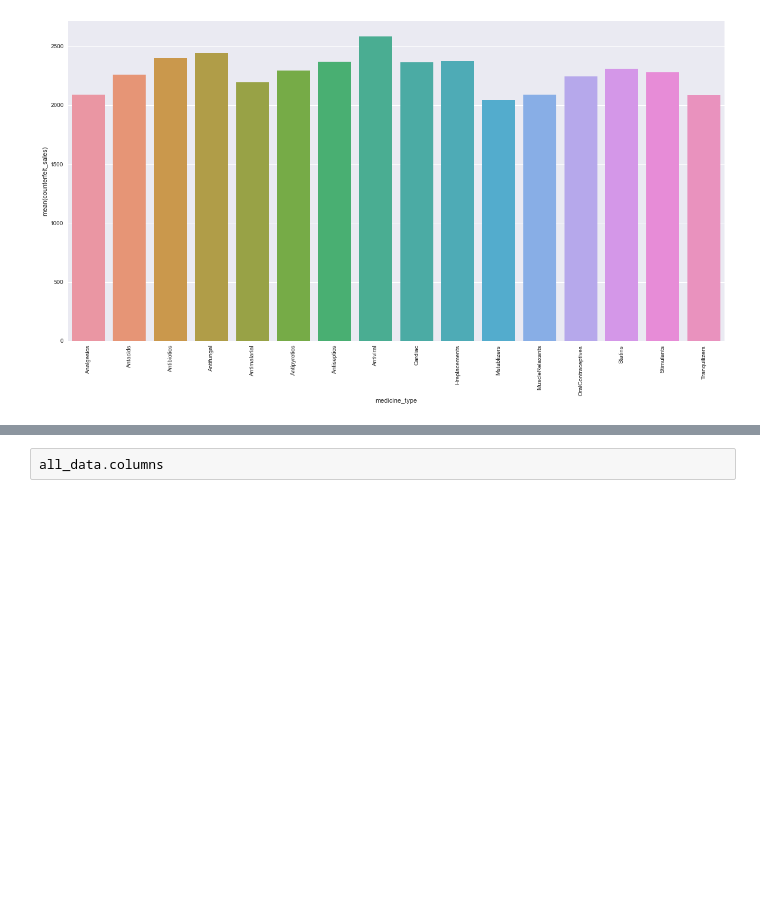
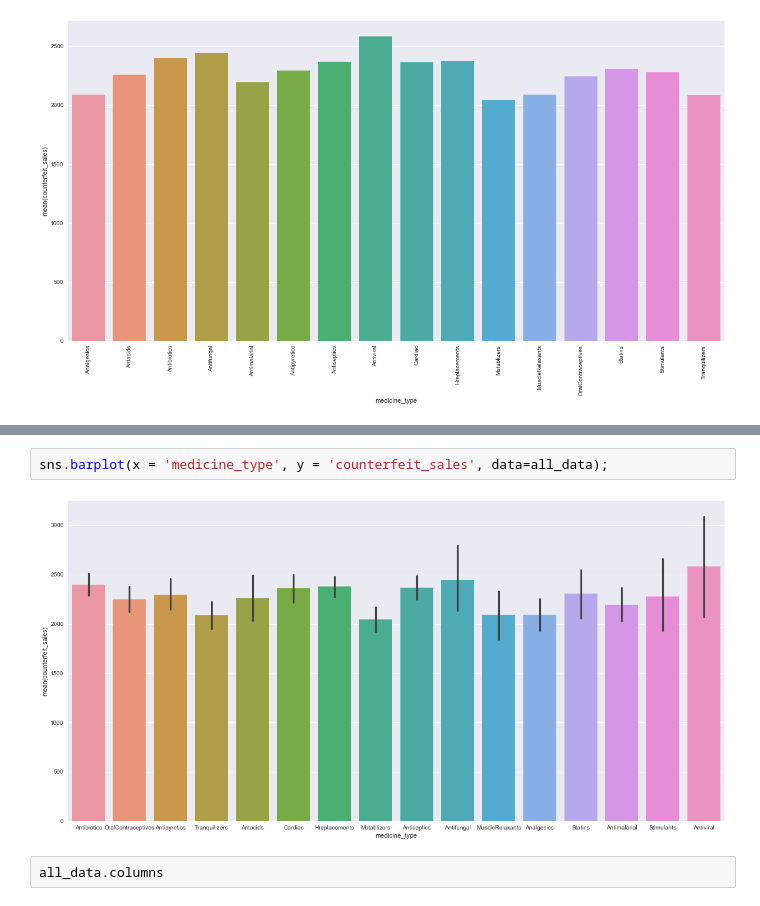
Before and after one commit to ajakaiye33/Data_Science_Proj, a Jupyter notebook: data_science_cap/project1_wip.ipynb, the cells around one changed output, grey strips where cells are left out. Saved outputs shown, nothing was run; the diff lists cells and outputs as text; blank space fills up the shorter version.

```diff
--- a/data_science_cap/project1_wip.ipynb
+++ b/data_science_cap/project1_wip.ipynb
@@ -237,3 +261,7 @@ plt.xticks(rotation=90);
+# %%
+sns.barplot(x = 'medicine_type', y = 'counterfeit_sales', data=all_data);
+# %% [output]
+[figure, added]
 # %%
 all_data.columns
 # %% [output]
```
Also changed, not shown: parts of 19 cells of this notebook.
